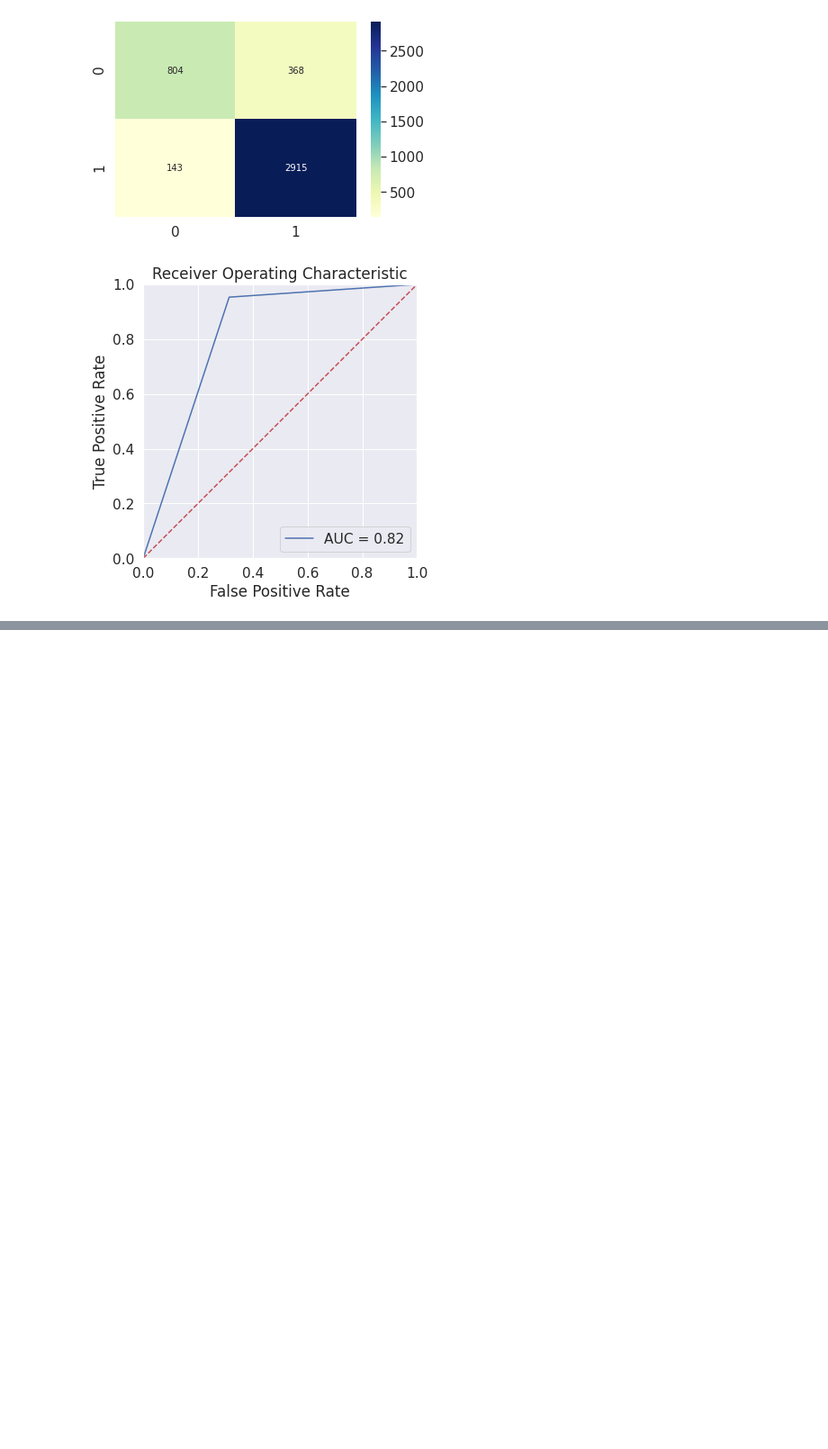
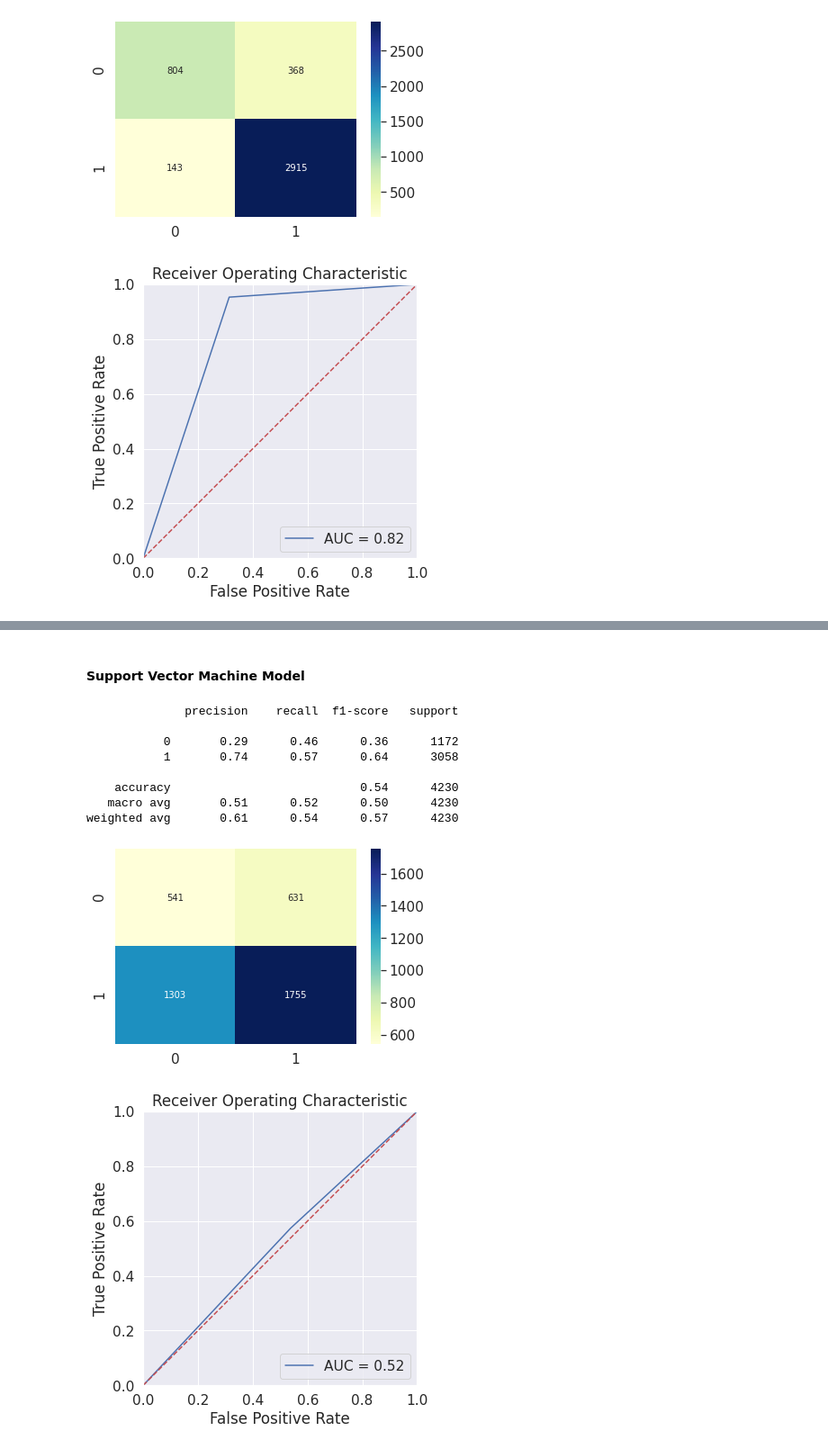
Before and after one commit to FaiZaman/Early-Identification-of-Failing-Students, a Jupyter notebook: Predicting Failing Students.ipynb, the cells around one changed output, grey strips where cells are left out. Shown at 90% size. Drawn from its saved outputs; the diff is of its cells as text; code cells hidden in the pictures; blank space fills up the shorter version.

```diff
--- a/Predicting Failing Students.ipynb
+++ b/Predicting Failing Students.ipynb
@@ -283,0 +327,18 @@ weighted avg       0.88      0.88      0.87      4230
+# %% [markdown]
+#### Support Vector Machine Model
+# %%
+SVM_model = SVC(kernel='rbf').fit(X_train, y_train)
+y_pred = SVM_model.predict(X_test)
+# %%
+display_results(y_pred, y_test)
+# %% [output]
+              precision    recall  f1-score   support
+
+           0       0.29      0.46      0.36      1172
+           1       0.74      0.57      0.64      3058
+
+    accuracy                           0.54      4230
+   macro avg       0.51      0.52      0.50      4230
+weighted avg       0.61      0.54      0.57      4230
+[figure, added]
+[figure, added]
```
Also changed, not shown: parts of 16 cells of this notebook.
